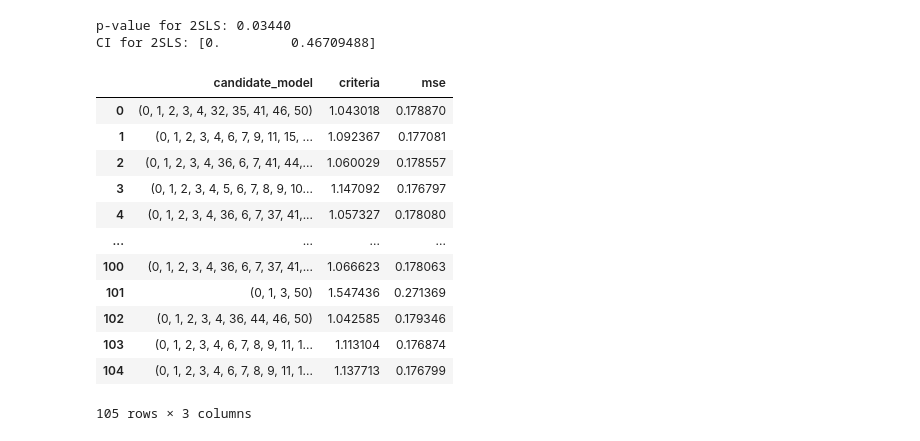
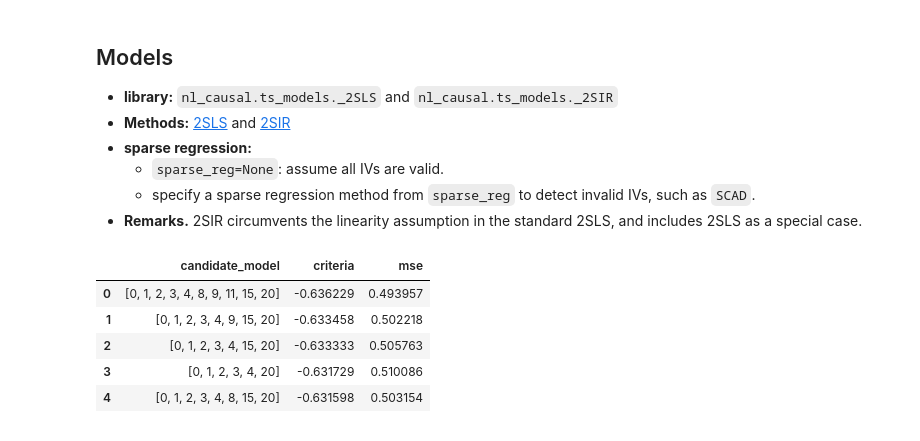
Before and after one commit to statmlben/nonlinear-causal, a Jupyter notebook: docs/source/nb/sim_invalid_IVs.ipynb, the cells around one changed output. Saved outputs shown, nothing was run; the diff lists cells and outputs as text; code cells hidden in the pictures.

```diff
--- a/docs/source/nb/sim_invalid_IVs.ipynb
+++ b/docs/source/nb/sim_invalid_IVs.ipynb
@@ -13,19 +16,21 @@ from sklearn.preprocessing import power_transform, quantile_transform
 # %%
+## import libraries
+import numpy as np
+from nl_causal.base import sim
+from sklearn.preprocessing import StandardScaler
+from sklearn.model_selection import train_test_split
+
 ## simulate a dataset
-np.random.seed(0)
-n, p = 5000, 50
-beta0 = 0.0
-theta0 = np.random.randn(p)
-theta0 = theta0 / np.sqrt(np.sum(theta0**2))
+np.random.seed(1)
+n, p = 2000, 20
+beta0 = 0.10
+theta0 = np.ones(p) / np.sqrt(p)
+## simulate invalid IVs
 alpha0 = np.zeros(p)
 alpha0[:5] = 1.
-Z, X, y, phi = sim(n, p, theta0, beta0, alpha0=alpha0, case='inverse', feat='AP-normal')
-## normalize the dataset
-center = StandardScaler(with_std=False)
-mean_X, mean_y = X.mean(), y.mean()
-Z, X, y = center.fit_transform(Z), X - mean_X, y - mean_y
-y_scale = y.std()
-y = y / y_scale
+
+Z, X, y, phi = sim(n, p, theta0, beta0, alpha0=alpha0, case='quad', feat='cate')
+
 ## generate two-stage dataset
 Z1, Z2, X1, X2, y1, y2 = train_test_split(Z, X, y, test_size=0.5, random_state=42)
 n1, n2 = len(Z1), len(Z2)
@@ -33,0 +52,8 @@ LD_Z2, cov_ZY2 = np.dot(Z2.T, Z2), np.dot(Z2.T, y2)
+# %% [markdown]
+## Models
+- **library:** `nl_causal.ts_models._2SLS` and `nl_causal.ts_models._2SIR`
+- **Methods:** [2SLS](https://doi.org/10.1080/01621459.2014.994705) and [2SIR](https://openreview.net/pdf?id=cylRvJYxYI)
+- **sparse regression:**
+    + `sparse_reg=None`: assume all IVs are valid.
+    + specify a sparse regression method from `sparse_reg` to detect invalid IVs, such as `SCAD`.
+- **Remarks.** 2SIR circumvents the linearity assumption in the standard 2SLS, and includes 2SLS as a special case.
@@ -34,36 +62,22 @@ LD_Z2, cov_ZY2 = np.dot(Z2.T, Z2), np.dot(Z2.T, y2)
 # %%
 ## 2SLS
+
 # specify a sparse regression model to detect invalid IVs
-Ks = range(p)
+from nl_causal.sparse_reg import L0_IC
+Ks = range(int(p/2))
 reg_model = L0_IC(fit_intercept=False, alphas=10**np.arange(-1,3,.3),
-				Ks=Ks, max_iter=10000, refit=False, find_best=False)
+				  Ks=Ks, max_iter=10000, refit=False, find_best=False)
 LS = _2SLS(sparse_reg=reg_model)
+
 ## Stage-1 fit theta
 LS.fit_theta(LD_Z1, cov_ZX1)
 ## Stage-2 fit beta
 LS.fit_beta(LD_Z2, cov_ZY2, n2)
-## produce p_value for beta
-LS.test_effect(n2, LD_Z2, cov_ZY2)
-print('p-value for 2SLS: %.5f' %LS.p_value)
-
-LS.CI_beta(n1, n2, Z1, X1, LD_Z2, cov_ZY2, level=0.95)
-LS.CI[0] = max(LS.CI[0], 0.)
-print('CI for 2SLS: %s' %(LS.CI*y_scale))
-
-LS.selection_summary()
+LS.selection_summary().head(5)
 # %% [output]
-p-value for 2SLS: 0.03440
-CI for 2SLS: [0.         0.46709488]
 |  | candidate_model | criteria | mse |
-| 0 | (0, 1, 2, 3, 4, 32, 35, 41, 46, 50) | 1.043018 | 0.178870 |
-| 1 | (0, 1, 2, 3, 4, 6, 7, 9, 11, 15, ... | 1.092367 | 0.177081 |
-| 2 | (0, 1, 2, 3, 4, 36, 6, 7, 41, 44,... | 1.060029 | 0.178557 |
-| 3 | (0, 1, 2, 3, 4, 5, 6, 7, 8, 9, 10... | 1.147092 | 0.176797 |
-| 4 | (0, 1, 2, 3, 4, 36, 6, 7, 37, 41,... | 1.057327 | 0.178080 |
-| ... | ... | ... | ... |
-| 100 | (0, 1, 2, 3, 4, 36, 6, 7, 37, 41,... | 1.066623 | 0.178063 |
-| 101 | (0, 1, 3, 50) | 1.547436 | 0.271369 |
-| 102 | (0, 1, 2, 3, 4, 36, 44, 46, 50) | 1.042585 | 0.179346 |
-| 103 | (0, 1, 2, 3, 4, 6, 7, 8, 9, 11, 1... | 1.113104 | 0.176874 |
-| 104 | (0, 1, 2, 3, 4, 6, 7, 8, 9, 11, 1... | 1.137713 | 0.176799 |
+| 0 | [0, 1, 2, 3, 4, 8, 9, 11, 15, 20] | -0.636229 | 0.493957 |
+| 1 | [0, 1, 2, 3, 4, 9, 15, 20] | -0.633458 | 0.502218 |
+| 2 | [0, 1, 2, 3, 4, 15, 20] | -0.633333 | 0.505763 |
+| 3 | [0, 1, 2, 3, 4, 20] | -0.631729 | 0.510086 |
+| 4 | [0, 1, 2, 3, 4, 8, 15, 20] | -0.631598 | 0.503154 |
-105 rows × 3 columns
```
Also changed, not shown: parts of 14 cells of this notebook, 6 other files.
